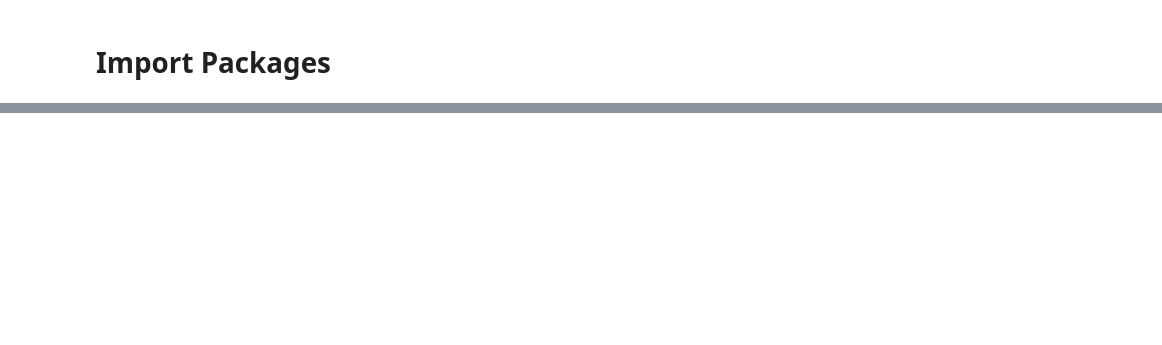
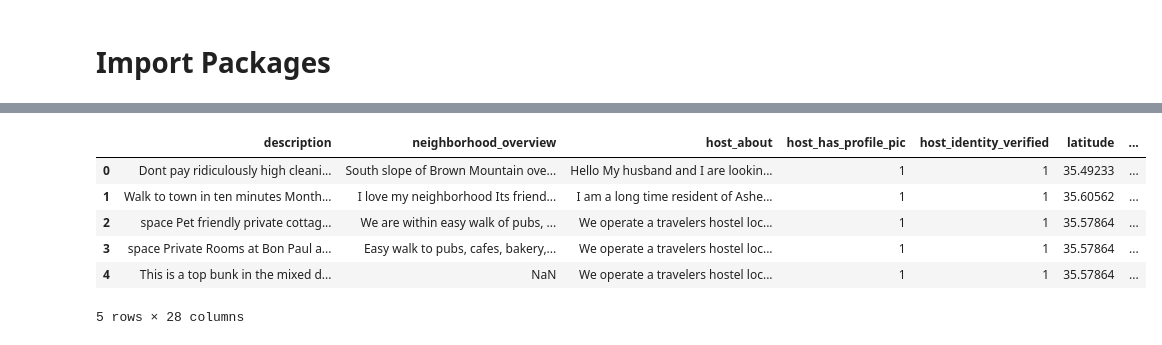
Before and after one commit to clairesarraille/airbnb_price_prediction, a Jupyter notebook: 03_Colab.ipynb, the cells around one changed output, grey strips where cells are left out. Drawn from its saved outputs; the diff is of its cells as text; code cells hidden in the pictures; blank space fills up the shorter version.

```diff
--- a/03_Colab.ipynb
+++ b/03_Colab.ipynb
@@ -55,0 +87,3 @@ df = pd.read_pickle("/content/drive/MyDrive/capstone_data/cleaned_data.pkl")
+# %%
+df.head()
+# %% [output]
@@ -55,0 +91,7 @@ df = pd.read_pickle("/content/drive/MyDrive/capstone_data/cleaned_data.pkl")
+|  | description | neighborhood_overview | host_about | host_has_profile_pic | host_identity_verified | latitude | ... |
+| 0 | Dont pay ridiculously high cleani... | South slope of Brown Mountain ove... | Hello My husband and I are lookin... | 1 | 1 | 35.49233 | ... |
+| 1 | Walk to town in ten minutes Month... | I love my neighborhood Its friend... | I am a long time resident of Ashe... | 1 | 1 | 35.60562 | ... |
+| 2 | space Pet friendly private cottag... | We are within easy walk of pubs, ... | We operate a travelers hostel loc... | 1 | 1 | 35.57864 | ... |
+| 3 | space Private Rooms at Bon Paul a... | Easy walk to pubs, cafes, bakery,... | We operate a travelers hostel loc... | 1 | 1 | 35.57864 | ... |
+| 4 | This is a top bunk in the mixed d... | NaN | We operate a travelers hostel loc... | 1 | 1 | 35.57864 | ... |
+5 rows × 28 columns
```
Also changed, not shown: parts of 46 cells of this notebook.
